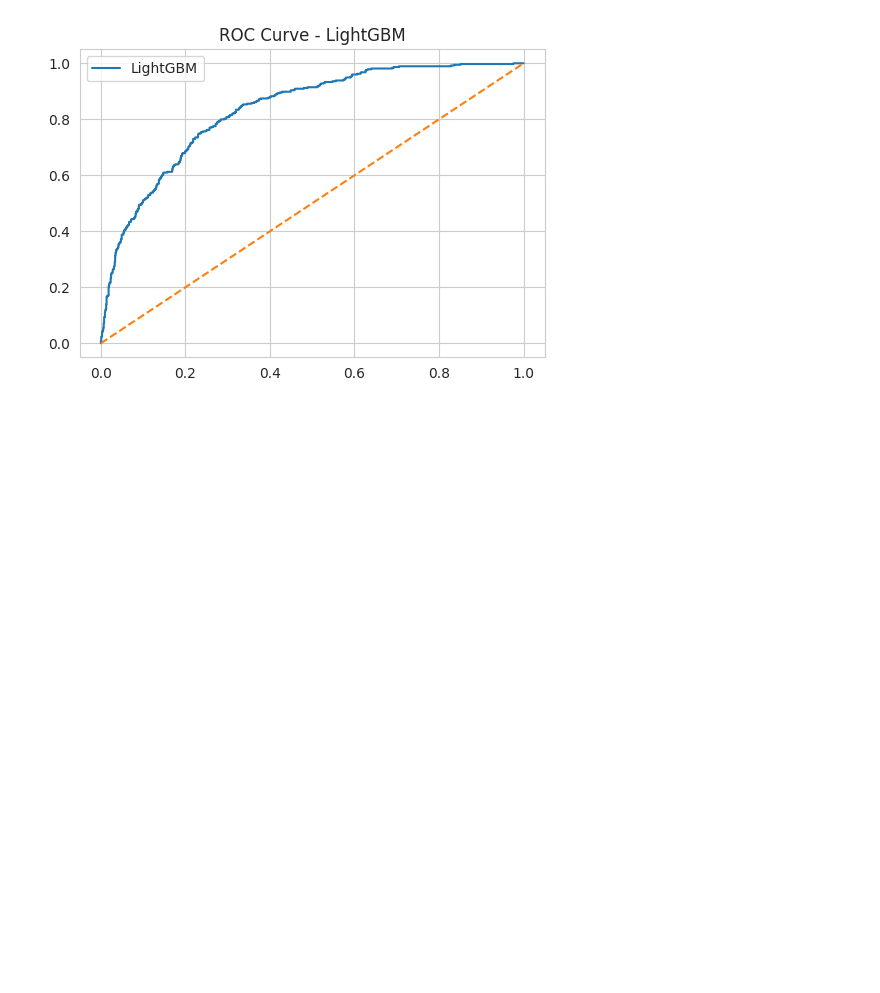
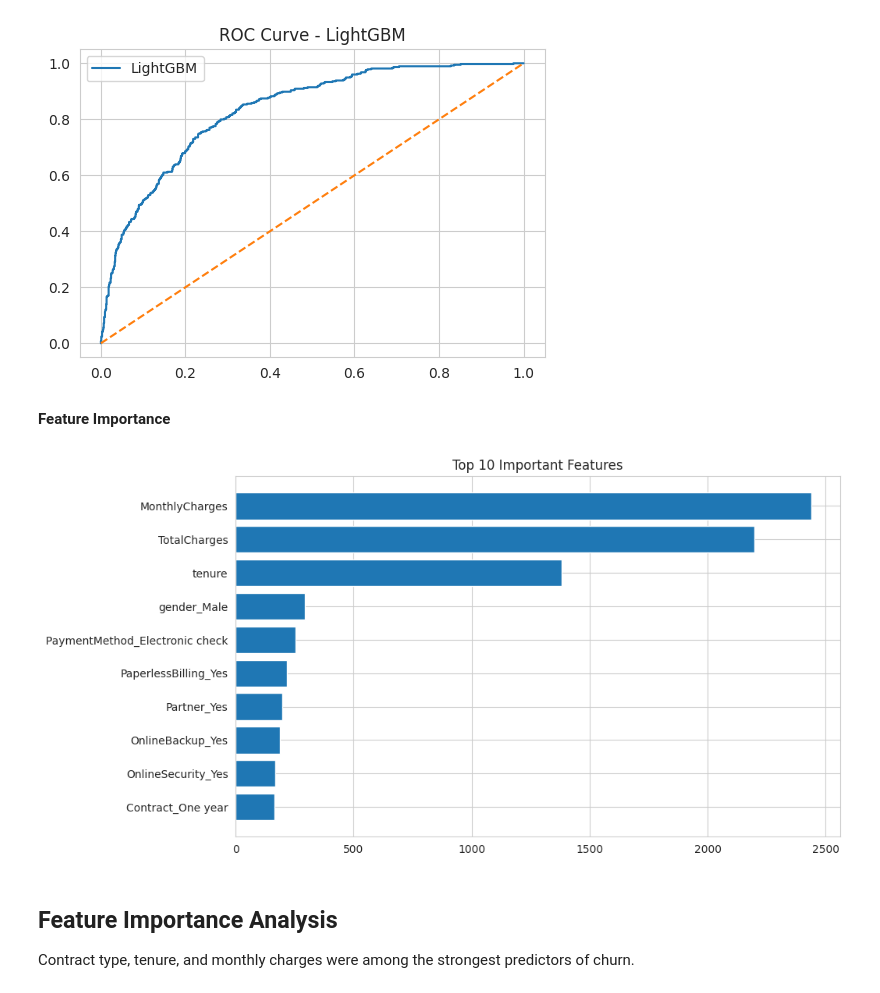
Before and after one commit to suparna-500/CustomerShield, a Jupyter notebook: notebook/CustomerShield.ipynb, the cells around one changed output. Drawn from its saved outputs; the diff is of its cells as text; code cells hidden in the pictures; blank space fills up the shorter version.

Commit message:
Add feature importance analysis for LightGBM model

```diff
--- a/notebook/CustomerShield.ipynb
+++ b/notebook/CustomerShield.ipynb
@@ -403,3 +403,24 @@ plt.title("ROC Curve - LightGBM")
 plt.show()
 # %% [output]
 [figure]
+# %% [markdown]
+**Feature Importance**
+# %%
+import pandas as pd
+
+importance = pd.DataFrame({
+    "Feature": X.columns,
+    "Importance": lgb_model.feature_importances_
+}).sort_values(by="Importance", ascending=False)
+
+plt.figure(figsize=(10,6))
+plt.barh(importance["Feature"][:10], importance["Importance"][:10])
+plt.gca().invert_yaxis()
+plt.title("Top 10 Important Features")
+plt.show()
+# %% [output]
+[figure, added]
+# %% [markdown]
+## Feature Importance Analysis
+
+Contract type, tenure, and monthly charges were among the strongest predictors of churn.
```
